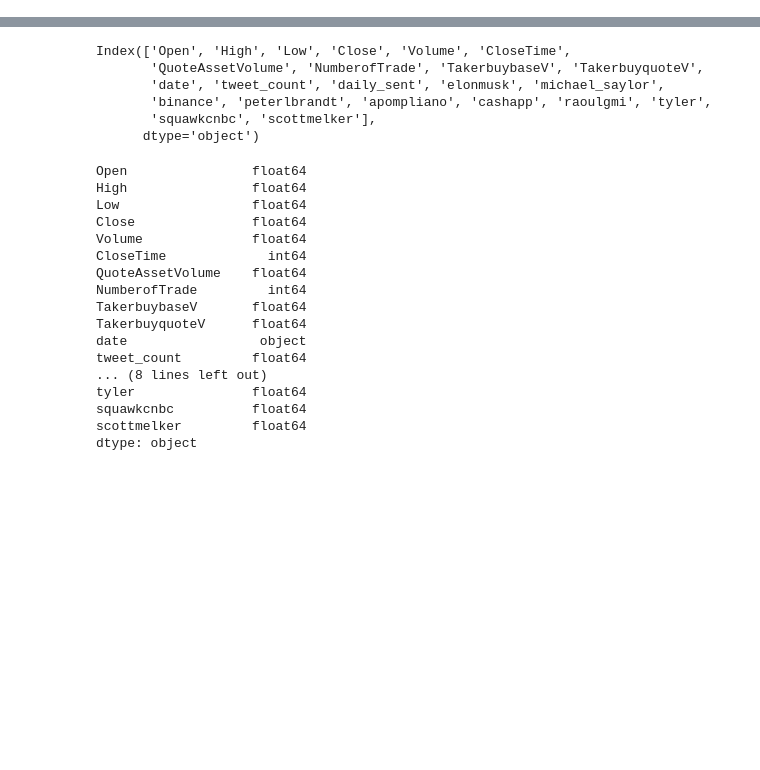
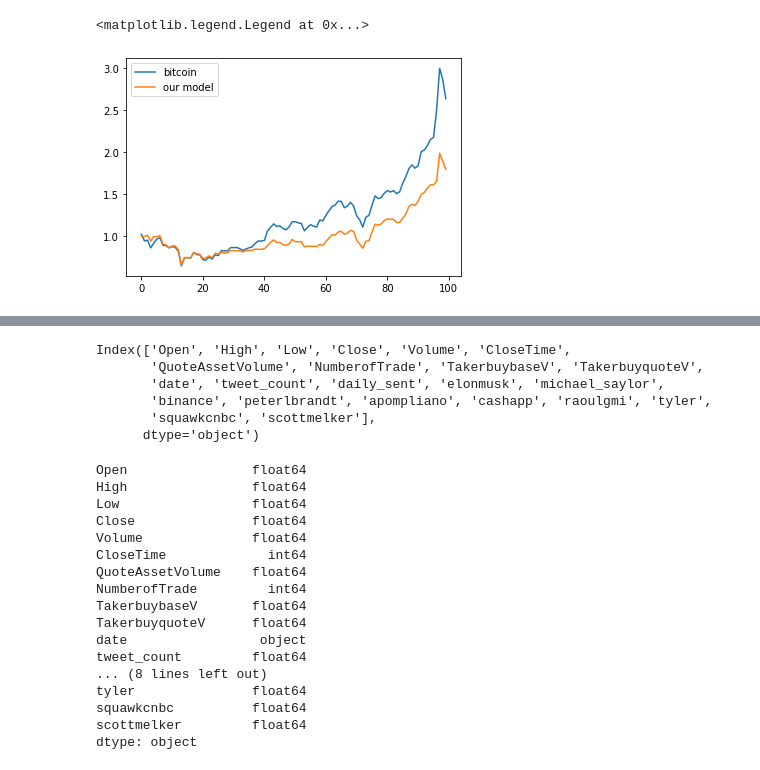
Before and after one commit to GuillaumePv/data-analysis-crypto, a Jupyter notebook: notebooks/test_model_gp.ipynb, the cells around one changed output, grey strips where cells are left out. Saved outputs shown, nothing was run; the diff lists cells and outputs as text; code cells hidden in the pictures; blank space fills up the shorter version.

```diff
--- a/notebooks/test_model_gp.ipynb
+++ b/notebooks/test_model_gp.ipynb
@@ -64,0 +124,11 @@ plt.show()
+# %%
+#compare perf
+perf_bitcoin = (1+data.y_tr[:100]).cumprod()
+perf_model = (1+pred.numpy()).cumprod()
+plt.plot(perf_bitcoin,label='bitcoin')
+plt.plot(perf_model,label='our model')
+plt.legend()
+#perf_bitcoin.plot()
+# %% [output]
+<matplotlib.legend.Legend at 0x...>
+[figure, added]
```
Also changed, not shown: parts of 9 cells of this notebook, 3 other files.
